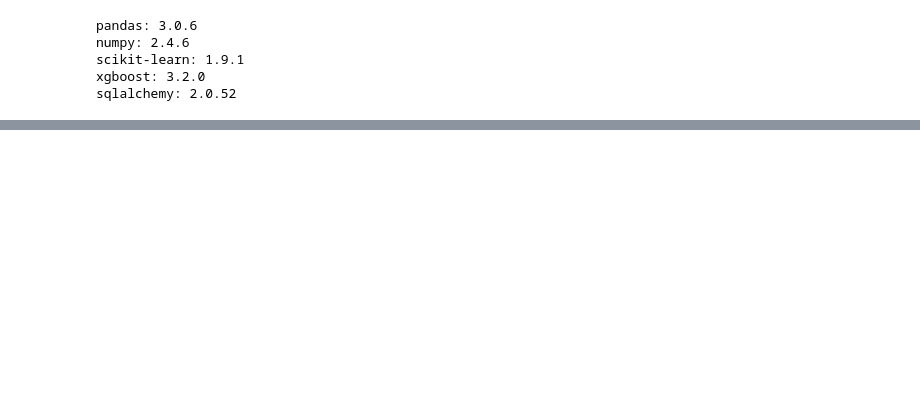
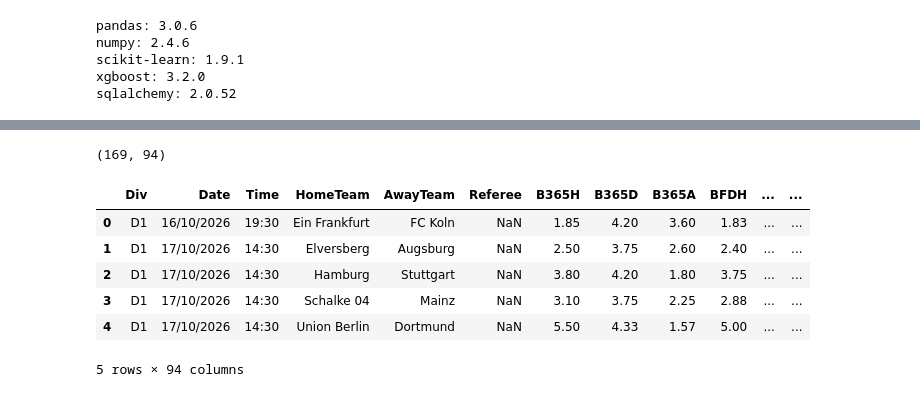
Before and after one commit to BrianWalsh5894/Prediction-model-for-over-2.5-goals, a Jupyter notebook: notebooks/00_setup_test.ipynb, the cells around one changed output, grey strips where cells are left out. Saved outputs shown, nothing was run; the diff lists cells and outputs as text; code cells hidden in the pictures; blank space fills up the shorter version.

```diff
--- a/notebooks/00_setup_test.ipynb
+++ b/notebooks/00_setup_test.ipynb
@@ -29,0 +137,14 @@ conn.close()
+# %%
+fixtures_url = "https://www.football-data.co.uk/fixtures.csv"
+df_fixtures = pd.read_csv(fixtures_url)
+print(df_fixtures.shape)
+df_fixtures.head()
+# %% [output]
+(169, 94)
+|  | Div | Date | Time | HomeTeam | AwayTeam | Referee | B365H | B365D | B365A | BFDH | ... | ... |
+| 0 | D1 | 16/10/2026 | 19:30 | Ein Frankfurt | FC Koln | NaN | 1.85 | 4.20 | 3.60 | 1.83 | ... | ... |
+| 1 | D1 | 17/10/2026 | 14:30 | Elversberg | Augsburg | NaN | 2.50 | 3.75 | 2.60 | 2.40 | ... | ... |
+| 2 | D1 | 17/10/2026 | 14:30 | Hamburg | Stuttgart | NaN | 3.80 | 4.20 | 1.80 | 3.75 | ... | ... |
+| 3 | D1 | 17/10/2026 | 14:30 | Schalke 04 | Mainz | NaN | 3.10 | 3.75 | 2.25 | 2.88 | ... | ... |
+| 4 | D1 | 17/10/2026 | 14:30 | Union Berlin | Dortmund | NaN | 5.50 | 4.33 | 1.57 | 5.00 | ... | ... |
+5 rows × 94 columns
```
Also changed, not shown: parts of 6 cells of this notebook, 1 other file.
